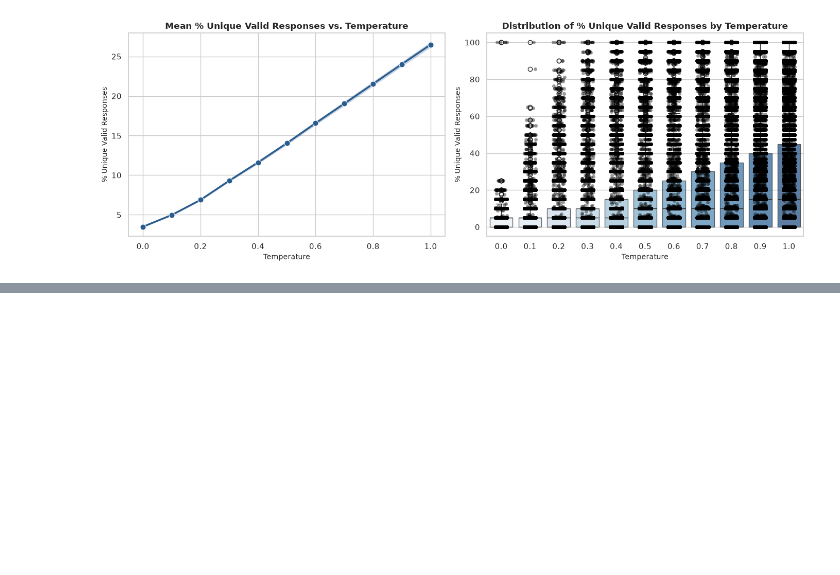
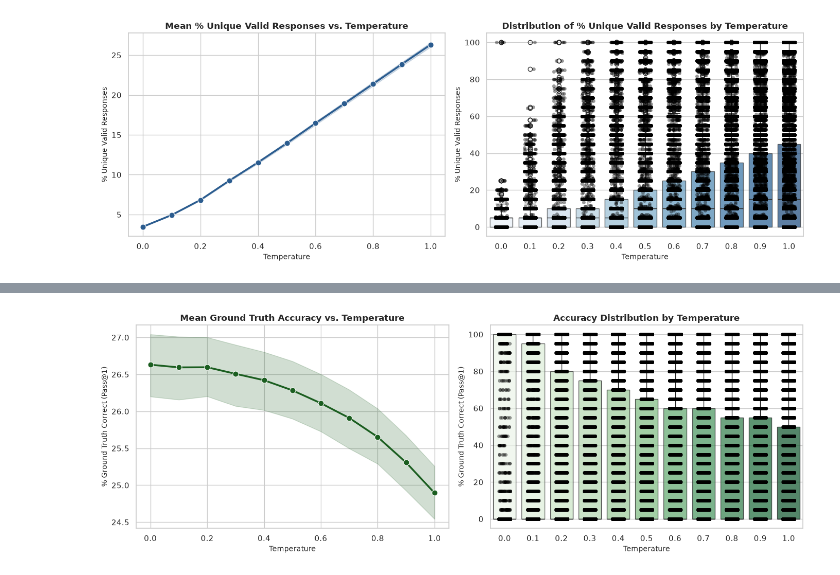
Before and after one commit to AndraXXXus/Mutation, a Jupyter notebook: 1stAnalysis.ipynb, the cells around one changed output, grey strips where cells are left out. Cells and saved outputs as stored; diff of their text form; code cells hidden in the pictures; blank space fills up the shorter version.

```diff
--- a/1stAnalysis.ipynb
+++ b/1stAnalysis.ipynb
@@ -603,0 +626,92 @@ df
+# %%
+import pandas as pd
+import spot
+import matplotlib.pyplot as plt
+import seaborn as sns
+
+def check_ltl_equivalence(pred_str: str, gt_str: str) -> bool:
+    """Checks semantic equivalence between predicted LTL and Ground Truth using Spot."""
+    if not pred_str or not gt_str:
+        return False
+    try:
+        f_pred = spot.formula(pred_str)
+        f_gt = spot.formula(gt_str)
+        return spot.are_equivalent(f_pred, f_gt)
+    except Exception:
+        return False
+
+def calculate_row_accuracy(row, pred_col="clean_pred_ltl_list", gt_col="Spot_LTL"):
+    """
+    Calculates the % of generated formulas in a row that match Ground Truth.
+    """
+    preds = row[pred_col]
+    gt_formula = str(row[gt_col]).strip()
+
+    if not isinstance(preds, list) or len(preds) == 0:
+        return 0.0
+
+    # Count how many predictions in the list are semantically correct
+    correct_count = sum(1 for p in preds if check_ltl_equivalence(p, gt_formula))
+
+    # Return percentage (0 to 100%)
+    return (correct_count / len(preds)) * 100.0
+
+# --- 1. Compute Individual Row Accuracy ---
+df['pct_ground_truth_correct'] = df.apply(calculate_row_accuracy, axis=1)
+
+# --- 2. Plotting Accuracy vs. Temperature ---
+sns.set_theme(style="whitegrid")
+fig, axes = plt.subplots(1, 2, figsize=(14, 5))
+
+# Plot 1: Mean Accuracy Trend Curve across Temperature
+sns.lineplot(
+    data=df,
+    x='temperature',
+    y='pct_ground_truth_correct',
+    marker='o',
+    color='#1b5e20',
+    linewidth=2.5,
+    markersize=8,
+    ax=axes[0]
+)
+axes[0].set_title('Mean Ground Truth Accuracy vs. Temperature', fontsize=12, fontweight='bold')
+axes[0].set_xlabel('Temperature', fontsize=10)
+axes[0].set_ylabel('% Ground Truth Correct (Pass@1)', fontsize=10)
+
+# Plot 2: Distribution Boxplot with Raw Data Points
+sns.boxplot(
+    data=df,
+    x='temperature',
+    y='pct_ground_truth_correct',
+    palette='Greens',
+    ax=axes[1],
+    boxprops=dict(alpha=0.7)
+)
+sns.stripplot(
+    data=df,
+    x='temperature',
+    y='pct_ground_truth_correct',
+    color='black',
+    alpha=0.4,
+    jitter=0.2,
+    size=5,
+    ax=axes[1]
+)
+axes[1].set_title('Accuracy Distribution by Temperature', fontsize=12, fontweight='bold')
+axes[1].set_xlabel('Temperature', fontsize=10)
+axes[1].set_ylabel('% Ground Truth Correct (Pass@1)', fontsize=10)
+
+plt.tight_layout()
+plt.show()
+
+# --- 3. Summary Table by Temperature ---
+summary_accuracy = df.groupby('temperature')['pct_ground_truth_correct'].agg(
+    Mean_Accuracy_Pct='mean',
+    Median_Accuracy_Pct='median',
+    Std_Dev='std',
+    Total_Experiments='count'
+).reset_index().round(2)
+
+print("=== Ground Truth Prediction Accuracy by Temperature ===")
+print(summary_accuracy.to_string(index=False))
+# %% [output]
@@ -603,0 +721 @@ df
+[figure, added]
```
Also changed, not shown: parts of 22 cells of this notebook, 14 other files.
